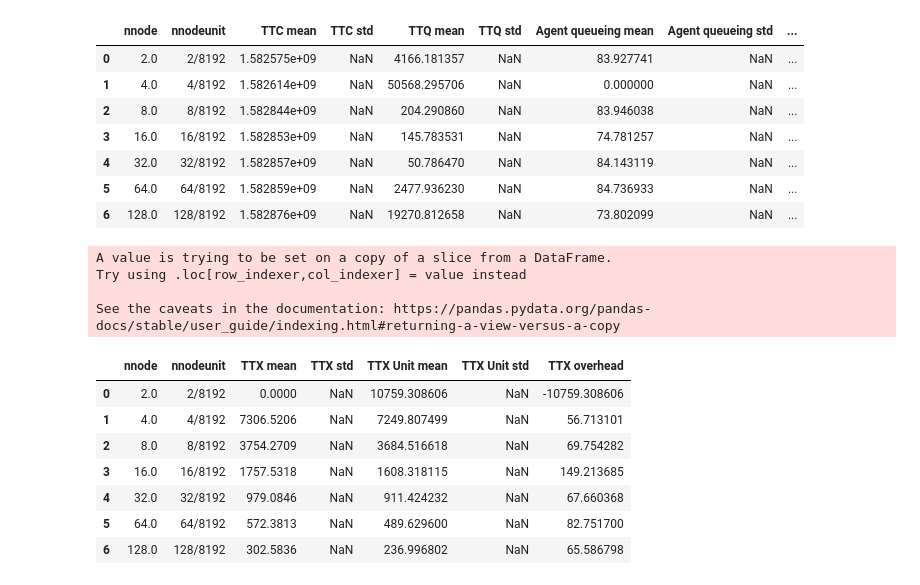
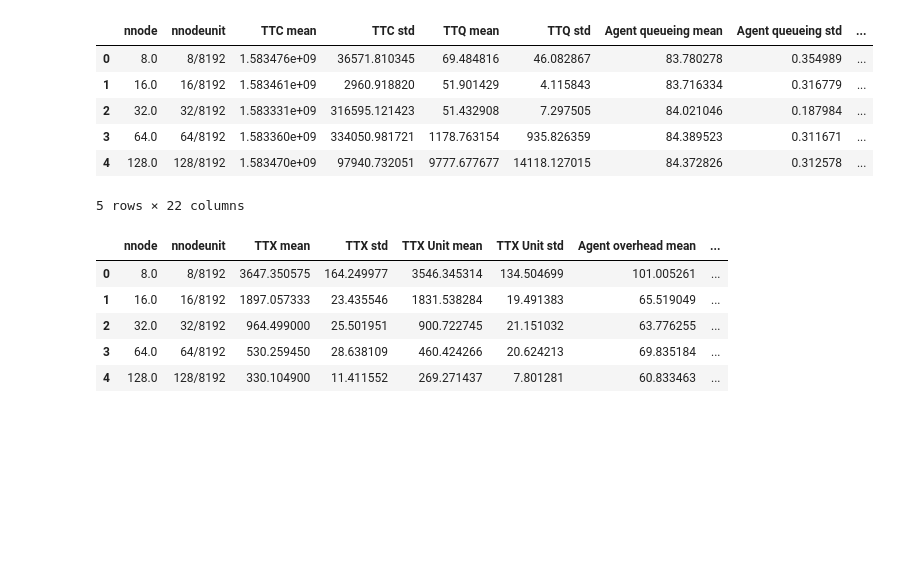
Before and after one commit to radical-experiments/rp.paper, a Jupyter notebook: analysis/spatial_heterogeneity/sscaling-ru.ipynb, the cells around one changed output. Cells and saved outputs as stored; diff of their text form; code cells hidden in the pictures; blank space fills up the shorter version.

```diff
--- a/analysis/spatial_heterogeneity/sscaling-ru.ipynb
+++ b/analysis/spatial_heterogeneity/sscaling-ru.ipynb
@@ -62,17 +63,15 @@ sscaling1_ws
 #    ru.STATE: rp.AGENT_EXECUTING              - ru.STATE: rp.AGENT_EXECUTING_PENDING  +
 #    ru.STATE: rp.AGENT_STAGING_OUTPUT_PENDING - ru.STATE: rp.AGENT_EXECUTING          -
 #    ru.EVENT: 'cu_exec_stop'                  - ru.EVENT: 'cu_exec_start'
-#
-# Total task execution time = 900 (derived analytically from the time passed to stress)
 
 oh1 = sscaling1_ws.copy(deep=True)
 oh1.loc[:,('TTX Agent','mean')] = (oh1.loc[:,('Agent queueing','mean')]            + \
                                    oh1.loc[:,('Agent scheduling','mean')]          + \
                                    oh1.loc[:,('Agent queueing execution','mean')]) + \
-                                  (oh1.loc[:,('TTX Agent','mean')]                 - \
+                                  (oh1.loc[:,('TTX Executor','mean')]                 - \
                                    oh1.loc[:,('TTX Unit','mean')])
 # oh1.loc[:,('TTX Unit','mean')]  = oh1.loc[:,('TTX Unit','mean')] - 900
-# oh1.loc[:,('nunit_failed','mean')] = oh1.loc[:,('nunit_failed','mean')].apply(np.ceil)
+oh1.loc[:,('nunit_failed','mean')] = oh1.loc[:,('nunit_failed','mean')].apply(np.ceil)
 
 oh1.columns = [' '.join(col).strip() for col in oh1.columns.values]
 
@@ -81,37 +80,29 @@ oh1 = oh1.reset_index()
 oh1
 # %% [output]
 |  | nnode | nnodeunit | TTC mean | TTC std | TTQ mean | TTQ std | Agent queueing mean | Agent queueing std | ... |
-| 0 | 2.0 | 2/8192 | 1.582575e+09 | NaN | 4166.181357 | NaN | 83.927741 | NaN | ... |
-| 1 | 4.0 | 4/8192 | 1.582614e+09 | NaN | 50568.295706 | NaN | 0.000000 | NaN | ... |
-| 2 | 8.0 | 8/8192 | 1.582844e+09 | NaN | 204.290860 | NaN | 83.946038 | NaN | ... |
-| 3 | 16.0 | 16/8192 | 1.582853e+09 | NaN | 145.783531 | NaN | 74.781257 | NaN | ... |
-| 4 | 32.0 | 32/8192 | 1.582857e+09 | NaN | 50.786470 | NaN | 84.143119 | NaN | ... |
-| 5 | 64.0 | 64/8192 | 1.582859e+09 | NaN | 2477.936230 | NaN | 84.736933 | NaN | ... |
-| 6 | 128.0 | 128/8192 | 1.582876e+09 | NaN | 19270.812658 | NaN | 73.802099 | NaN | ... |
+| 0 | 8.0 | 8/8192 | 1.583476e+09 | 36571.810345 | 69.484816 | 46.082867 | 83.780278 | 0.354989 | ... |
+| 1 | 16.0 | 16/8192 | 1.583461e+09 | 2960.918820 | 51.901429 | 4.115843 | 83.716334 | 0.316779 | ... |
+| 2 | 32.0 | 32/8192 | 1.583331e+09 | 316595.121423 | 51.432908 | 7.297505 | 84.021046 | 0.187984 | ... |
+| 3 | 64.0 | 64/8192 | 1.583360e+09 | 334050.981721 | 1178.763154 | 935.826359 | 84.389523 | 0.311671 | ... |
+| 4 | 128.0 | 128/8192 | 1.583470e+09 | 97940.732051 | 9777.677677 | 14118.127015 | 84.372826 | 0.312578 | ... |
+5 rows × 22 columns
 # %%
 # Total agent time = 'util_p_total'
 # ru.EVENT: 'bootstrap_0_stop' - ru.EVENT: 'bootstrap_0_start'
 
-ttc1 = sscaling1_ws[['TTX', 'TTX Unit']]
+ttc1 = sscaling1_ws[['TTX', 'TTX Unit', 'Agent overhead']].copy()
 ttc1.columns = [' '.join(col).strip() for col in ttc1.columns.values]
-ttc1['TTX overhead'] = ttc1['TTX mean'] - ttc1['TTX Unit mean']
 ttc1 = ttc1.sort_values('nnode')
 ttc1 = ttc1.reset_index()
 
 ttc1
 # %% [output]
-A value is trying to be set on a copy of a slice from a DataFrame.
-Try using .loc[row_indexer,col_indexer] = value instead
-
-See the caveats in the documentation: https://pandas.pydata.org/pandas-docs/stable/user_guide/indexing.html#returning-a-view-versus-a-copy
-|  | nnode | nnodeunit | TTX mean | TTX std | TTX Unit mean | TTX Unit std | TTX overhead |
-| 0 | 2.0 | 2/8192 | 0.0000 | NaN | 10759.308606 | NaN | -10759.308606 |
-| 1 | 4.0 | 4/8192 | 7306.5206 | NaN | 7249.807499 | NaN | 56.713101 |
-| 2 | 8.0 | 8/8192 | 3754.2709 | NaN | 3684.516618 | NaN | 69.754282 |
-| 3 | 16.0 | 16/8192 | 1757.5318 | NaN | 1608.318115 | NaN | 149.213685 |
-| 4 | 32.0 | 32/8192 | 979.0846 | NaN | 911.424232 | NaN | 67.660368 |
-| 5 | 64.0 | 64/8192 | 572.3813 | NaN | 489.629600 | NaN | 82.751700 |
-| 6 | 128.0 | 128/8192 | 302.5836 | NaN | 236.996802 | NaN | 65.586798 |
+|  | nnode | nnodeunit | TTX mean | TTX std | TTX Unit mean | TTX Unit std | Agent overhead mean | ... |
+| 0 | 8.0 | 8/8192 | 3647.350575 | 164.249977 | 3546.345314 | 134.504699 | 101.005261 | ... |
+| 1 | 16.0 | 16/8192 | 1897.057333 | 23.435546 | 1831.538284 | 19.491383 | 65.519049 | ... |
+| 2 | 32.0 | 32/8192 | 964.499000 | 25.501951 | 900.722745 | 21.151032 | 63.776255 | ... |
+| 3 | 64.0 | 64/8192 | 530.259450 | 28.638109 | 460.424266 | 20.624213 | 69.835184 | ... |
+| 4 | 128.0 | 128/8192 | 330.104900 | 11.411552 | 269.271437 | 7.801281 | 60.833463 | ... |
 # %%
 fig, ax = fig_setup(figsize=(13,4))
 
```
Also changed, not shown: parts of 7 cells of this notebook, 36 other files.
